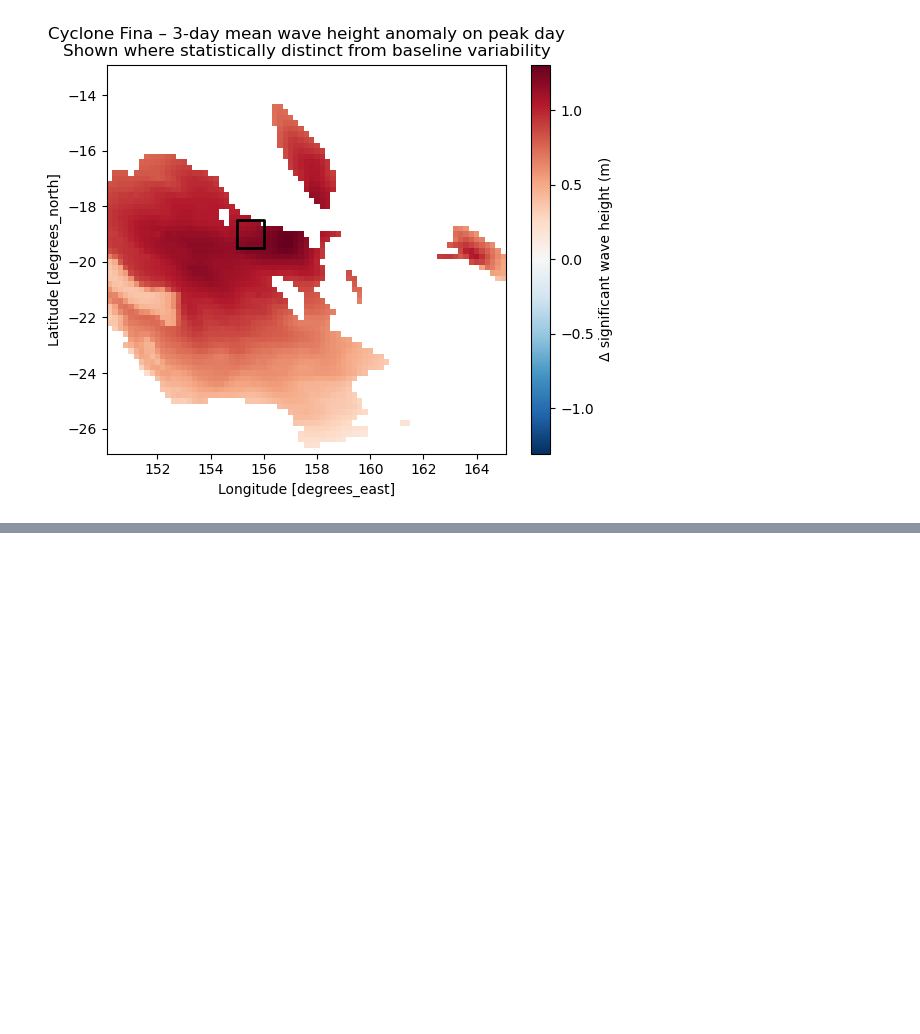
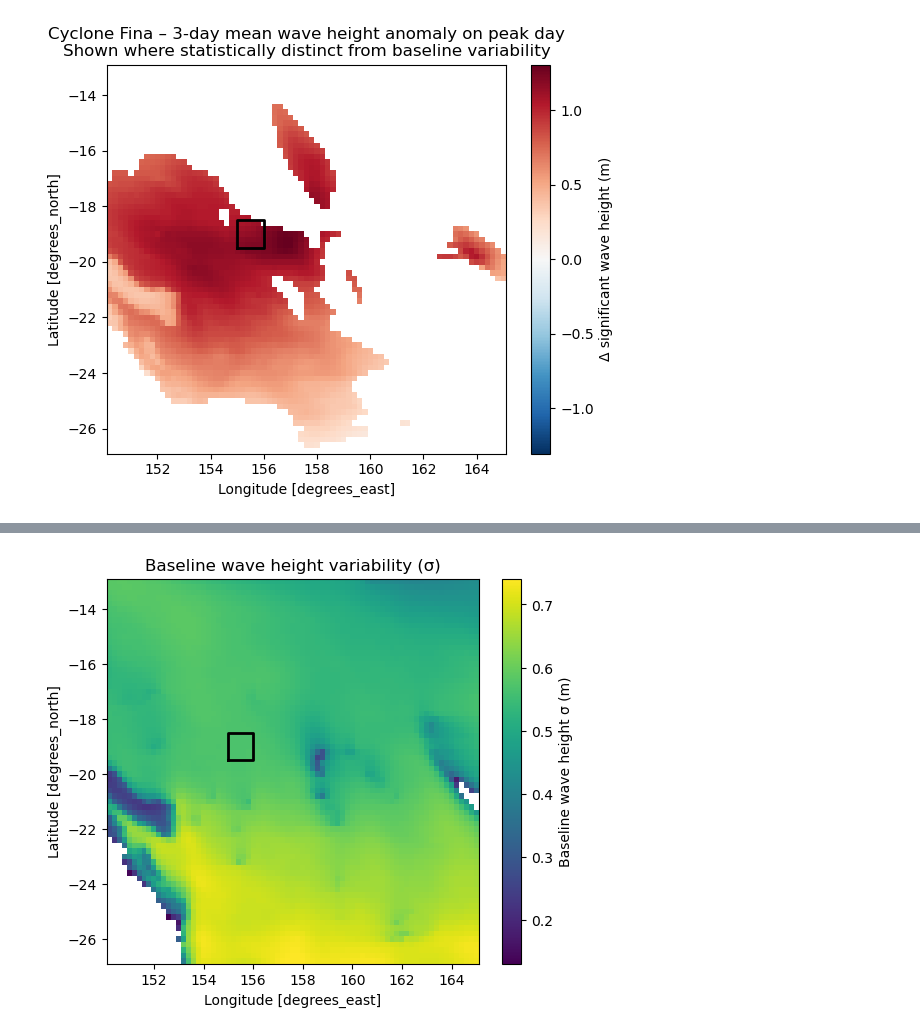
Before and after one commit to ElisaSzalay/Cyclone-Analysis, a Jupyter notebook: Wind and Wave analysis/statistics.ipynb, the cells around one changed output, grey strips where cells are left out. Saved outputs shown, nothing was run; the diff lists cells and outputs as text; code cells hidden in the pictures; blank space fills up the shorter version.

```diff
--- a/Wind and Wave analysis/statistics.ipynb
+++ b/Wind and Wave analysis/statistics.ipynb
@@ -1074,0 +1115,23 @@ plt.show()
+# %%
+baseline_wave_std = xr.concat(
+    [
+        height_baseline_first,
+        height_baseline_second,
+        height_baseline_third,
+    ],
+    dim="time",
+).std("time")
+
+fig, ax = plt.subplots(figsize=(6, 5))
+baseline_wave_std.plot(
+    ax=ax,
+    cmap="viridis",
+    cbar_kwargs={"label": "Baseline wave height σ (m)"},
+)
+
+draw_focus_box(ax, 155, 156, -19.5, -18.5)
+
+ax.set_title("Baseline wave height variability (σ)")
+plt.show()
+# %% [output]
+[figure, added]
```
Also changed, not shown: parts of 2 cells of this notebook, 5 other files.
